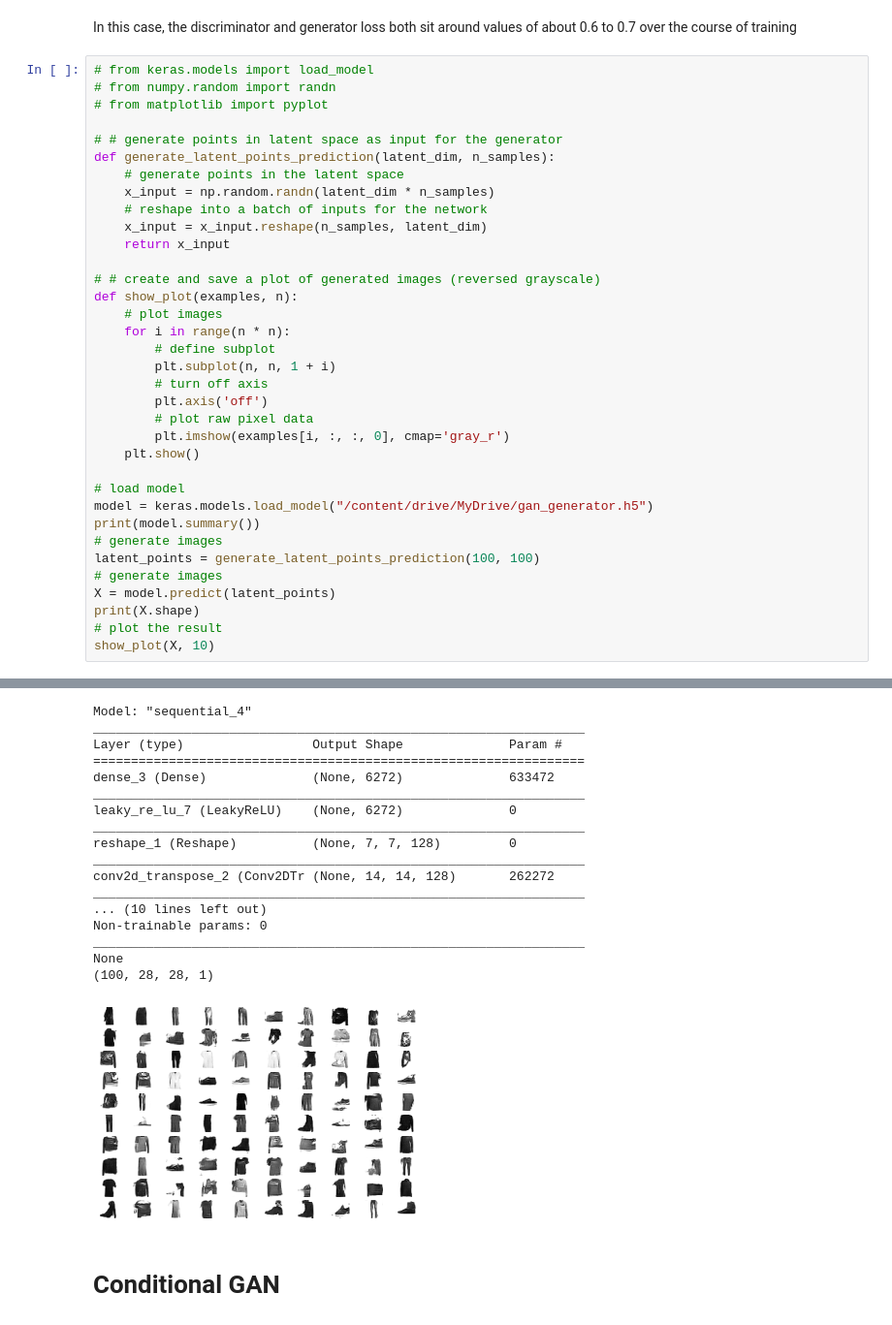
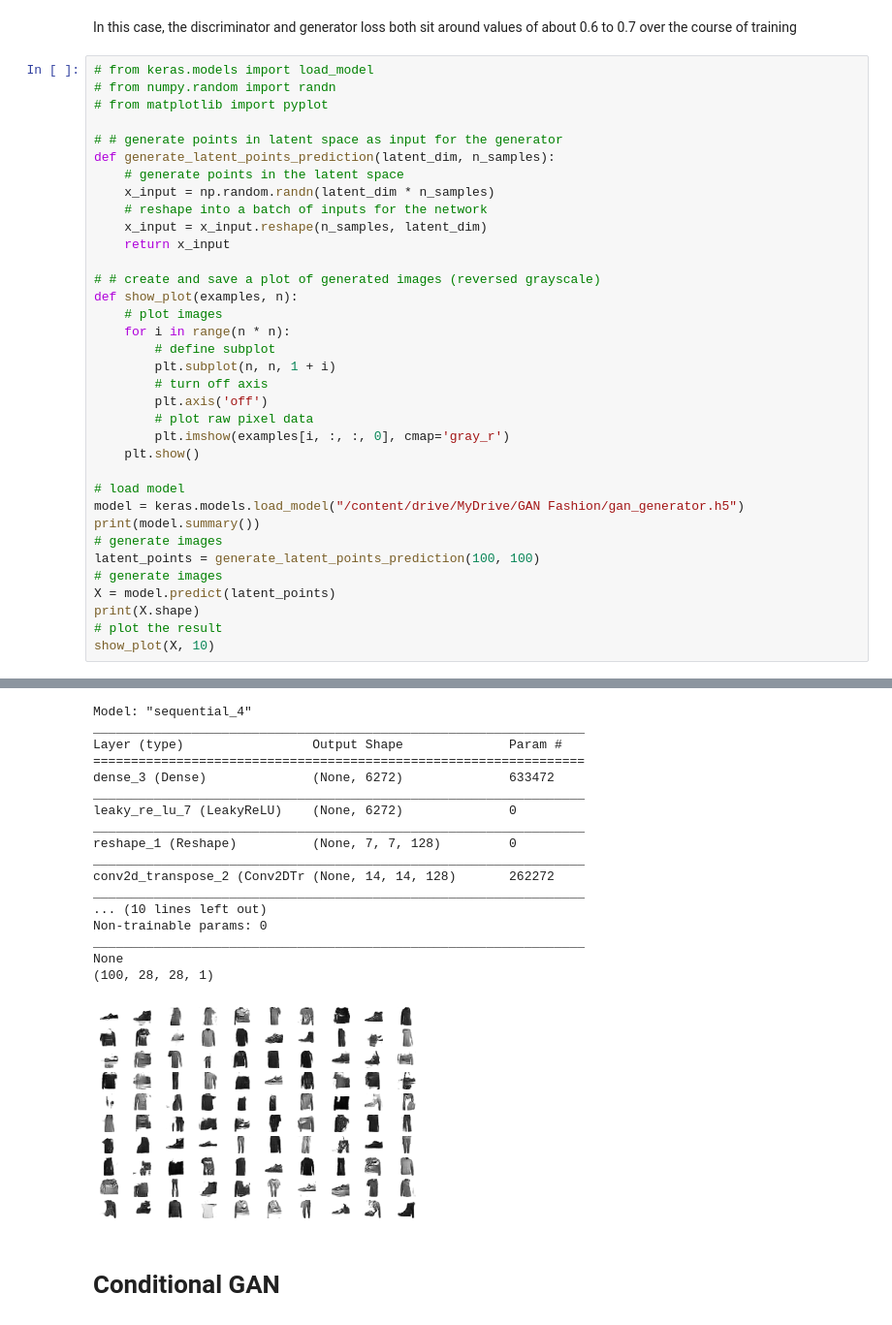
Before and after one commit to kowsiknd/gan-cgan-scratch-tensorflow, a Jupyter notebook: GAN_and_cGAN_Scratch_Tensorflow_.ipynb, the cells around one changed output, grey strips where cells are left out. Shown at 97% size. Saved outputs shown, nothing was run; the diff lists cells and outputs as text.

```diff
--- a/GAN_and_cGAN_Scratch_Tensorflow_.ipynb
+++ b/GAN_and_cGAN_Scratch_Tensorflow_.ipynb
@@ -329,36 +341,36 @@ def show_plot(examples, n):
 	plt.show()
 
 # load model
-model = keras.models.load_model("/content/drive/MyDrive/gan_generator.h5")
+model = keras.models.load_model("/content/drive/MyDrive/GAN Fashion/gan_generator.h5")
 print(model.summary())
 # generate images
 latent_points = generate_latent_points_prediction(100, 100)
 # generate images
 X = model.predict(latent_points)
 print(X.shape)
 # plot the result
 show_plot(X, 10)
 # %% [output]
 WARNING:tensorflow:No training configuration found in the save file, so the model was *not* compiled. Compile it manually.
 WARNING:tensorflow:No training configuration found in the save file, so the model was *not* compiled. Compile it manually.
 Model: "sequential_4"
 _________________________________________________________________
 Layer (type)                 Output Shape              Param #
 =================================================================
 dense_3 (Dense)              (None, 6272)              633472
 _________________________________________________________________
 leaky_re_lu_7 (LeakyReLU)    (None, 6272)              0
 _________________________________________________________________
 reshape_1 (Reshape)          (None, 7, 7, 128)         0
 _________________________________________________________________
 conv2d_transpose_2 (Conv2DTr (None, 14, 14, 128)       262272
 _________________________________________________________________
 ... (10 lines left out)
 Non-trainable params: 0
 _________________________________________________________________
 None
 (100, 28, 28, 1)
-[figure, old version]
+[figure, new version]
 # %% [markdown]
 # Conditional GAN
 # %%
```
Also changed, not shown: parts of 16 cells of this notebook.
